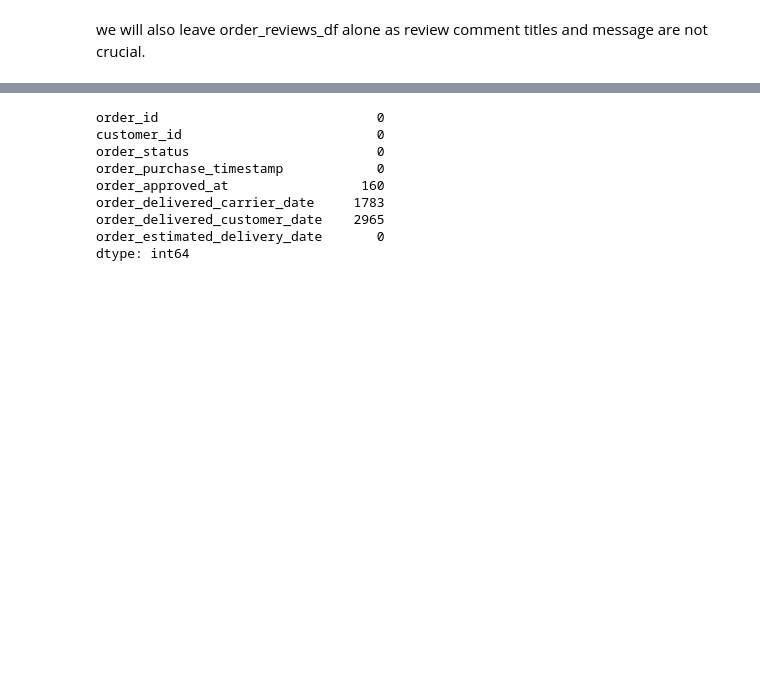
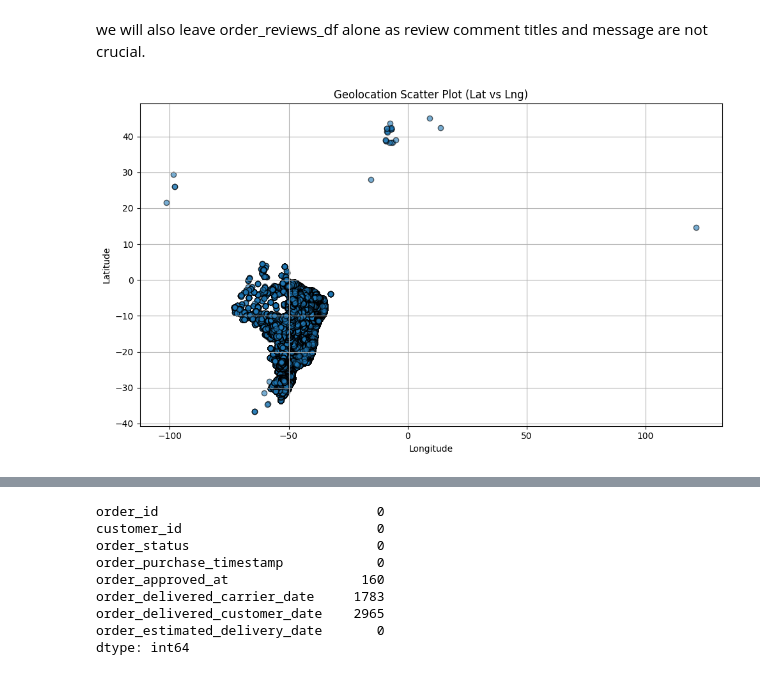
Before and after one commit to Mocuss/FESI-Crew, a Jupyter notebook: EDA.ipynb, the cells around one changed output, grey strips where cells are left out. Drawn from its saved outputs; the diff is of its cells as text; code cells hidden in the pictures; blank space fills up the shorter version.

```diff
--- a/EDA.ipynb
+++ b/EDA.ipynb
@@ -97,3 +101,15 @@ order_reviews_df.head()
 | 4 | f7c4243c7fe1938f181bec41a392bdeb | 8e6bfb81e283fa7e4f11123a3fb894f1 | 5 | NaN | Parabéns lojas lannister adorei c... | 2018-03-01 00:00:00 | ... |
 # %% [markdown]
 we will also leave order_reviews_df alone as review comment titles and message are not crucial.
+# %%
+# plotting lat against lng from geolocation_df
+plt.figure(figsize=(10, 6))
+plt.scatter(geolocation_df["geolocation_lng"], geolocation_df["geolocation_lat"], alpha=0.6, edgecolors='k')
+plt.title("Geolocation Scatter Plot (Lat vs Lng)")
+plt.xlabel("Longitude")
+plt.ylabel("Latitude")
+plt.grid(True)
+plt.tight_layout()
+plt.show()
+# %% [output]
+[figure, added]
```
Also changed, not shown: parts of 11 cells of this notebook.
